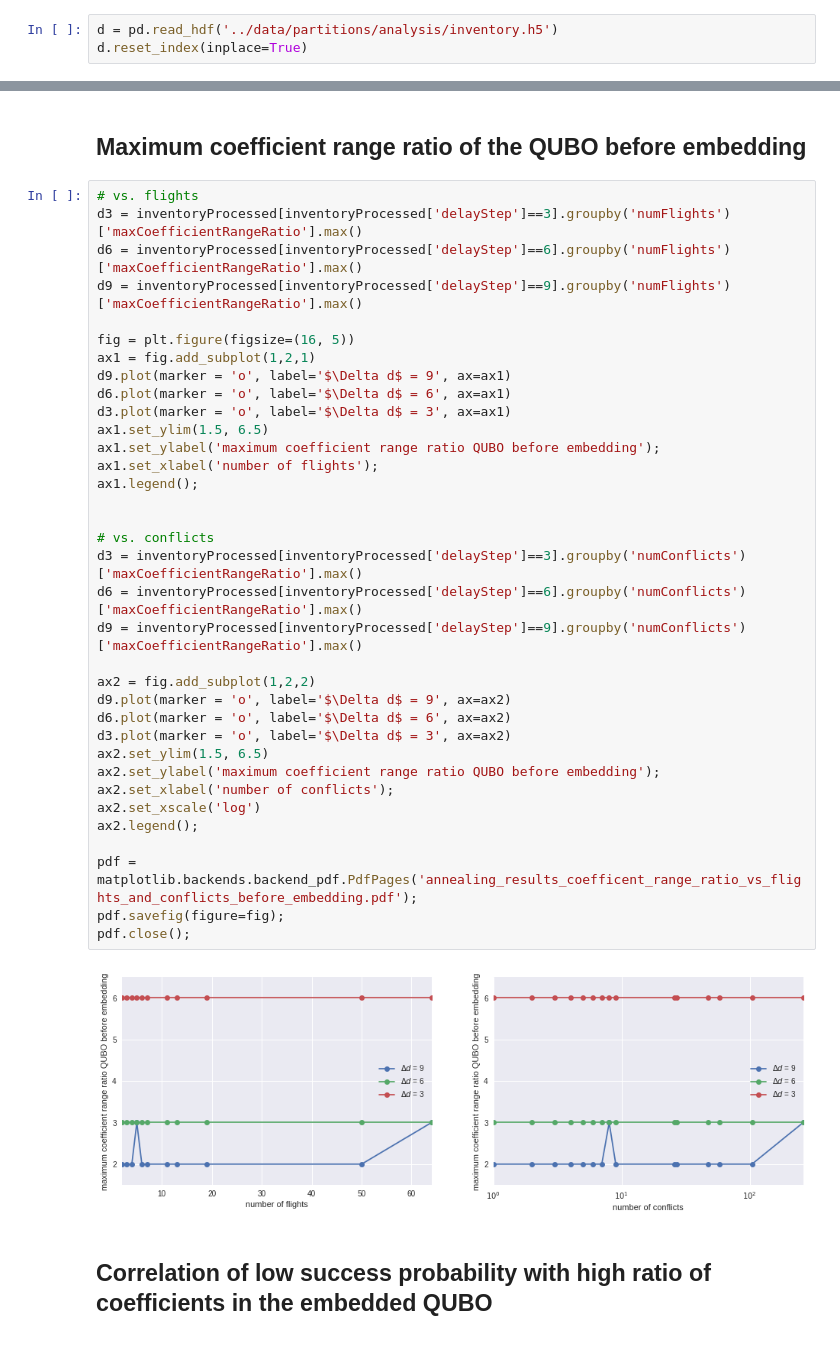
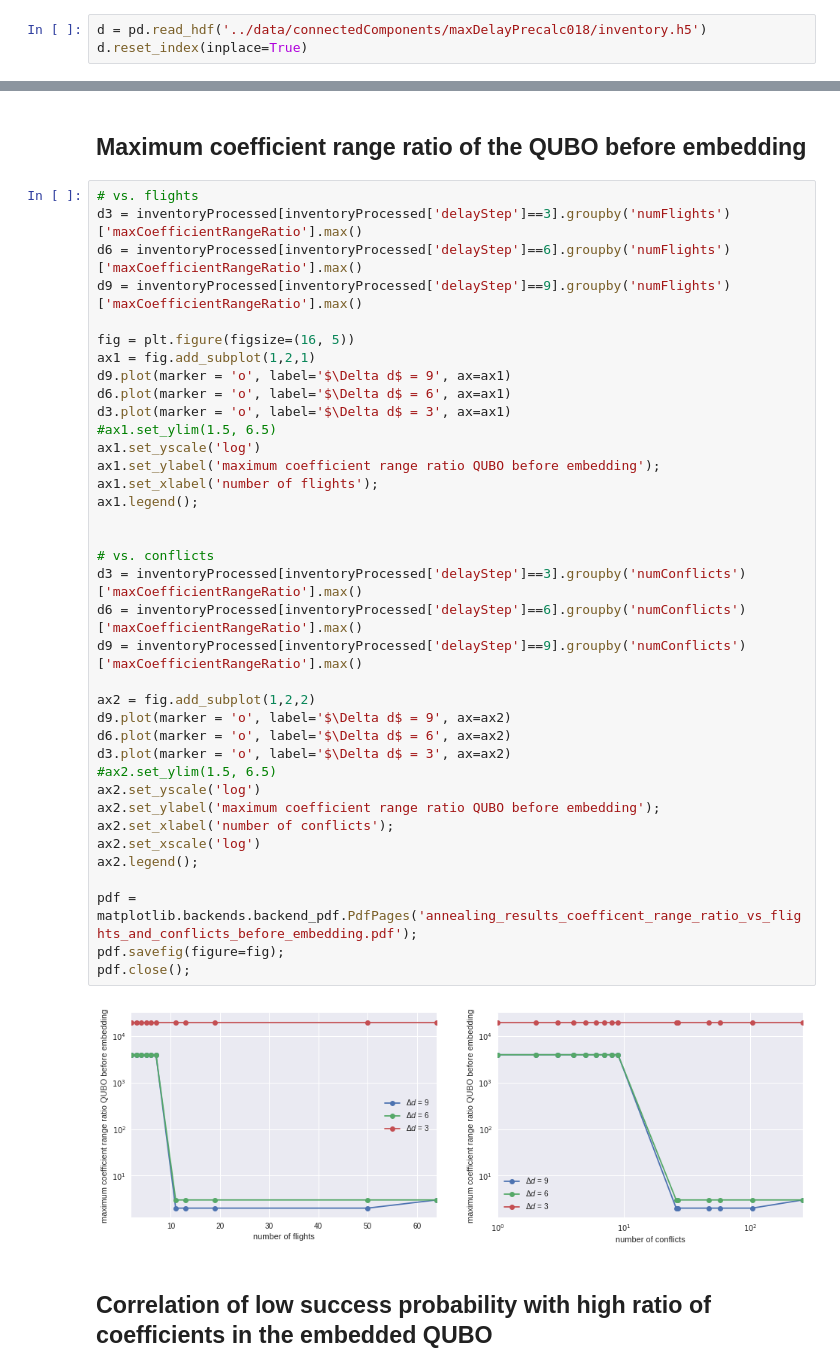
Before and after one commit to ventugithub/QCFATM, a Jupyter notebook: code/departureDelayModel/qubo/analysis/Analyse Annealing Results I.ipynb, the cells around one changed output, grey strips where cells are left out. Cells and saved outputs as stored; diff of their text form.

Commit message:
Updated analysis notebooks

```diff
--- a/code/departureDelayModel/qubo/analysis/Analyse Annealing Results I.ipynb
+++ b/code/departureDelayModel/qubo/analysis/Analyse Annealing Results I.ipynb
@@ -28,7 +28,7 @@ d.head()
 # %% [markdown]
 ## Add number of conflicts, number of flights and partition number as columns to the inventory ##
 # %%
-d = pd.read_hdf('../data/partitions/analysis/inventory.h5')
+d = pd.read_hdf('../data/connectedComponents/maxDelayPrecalc018/inventory.h5')
 d.reset_index(inplace=True)
 # %%
 def parseInstance(instancefile):
@@ -340,36 +340,38 @@ d6 = inventoryProcessed[inventoryProcessed['delayStep']==6].groupby('numFlights'
 d9 = inventoryProcessed[inventoryProcessed['delayStep']==9].groupby('numFlights')['maxCoefficientRangeRatio'].max()
 
 fig = plt.figure(figsize=(16, 5))
 ax1 = fig.add_subplot(1,2,1)
 d9.plot(marker = 'o', label='$\Delta d$ = 9', ax=ax1)
 d6.plot(marker = 'o', label='$\Delta d$ = 6', ax=ax1)
 d3.plot(marker = 'o', label='$\Delta d$ = 3', ax=ax1)
-ax1.set_ylim(1.5, 6.5)
+#ax1.set_ylim(1.5, 6.5)
+ax1.set_yscale('log')
 ax1.set_ylabel('maximum coefficient range ratio QUBO before embedding');
 ax1.set_xlabel('number of flights');
 ax1.legend();
 
 
 # vs. conflicts
 d3 = inventoryProcessed[inventoryProcessed['delayStep']==3].groupby('numConflicts')['maxCoefficientRangeRatio'].max()
 d6 = inventoryProcessed[inventoryProcessed['delayStep']==6].groupby('numConflicts')['maxCoefficientRangeRatio'].max()
 d9 = inventoryProcessed[inventoryProcessed['delayStep']==9].groupby('numConflicts')['maxCoefficientRangeRatio'].max()
 
 ax2 = fig.add_subplot(1,2,2)
 d9.plot(marker = 'o', label='$\Delta d$ = 9', ax=ax2)
 d6.plot(marker = 'o', label='$\Delta d$ = 6', ax=ax2)
 d3.plot(marker = 'o', label='$\Delta d$ = 3', ax=ax2)
-ax2.set_ylim(1.5, 6.5)
+#ax2.set_ylim(1.5, 6.5)
+ax2.set_yscale('log')
 ax2.set_ylabel('maximum coefficient range ratio QUBO before embedding');
 ax2.set_xlabel('number of conflicts');
 ax2.set_xscale('log')
 ax2.legend();
 
 pdf = matplotlib.backends.backend_pdf.PdfPages('annealing_results_coefficent_range_ratio_vs_flights_and_conflicts_before_embedding.pdf');
 pdf.savefig(figure=fig);
 pdf.close();
 # %% [output]
-[figure, old version]
+[figure, new version]
 # %% [markdown]
 ## Correlation of low success probability with high ratio of coefficients in the embedded QUBO ##
 # %%
```
Also changed, not shown: parts of 10 cells of this notebook, 6 other files.
